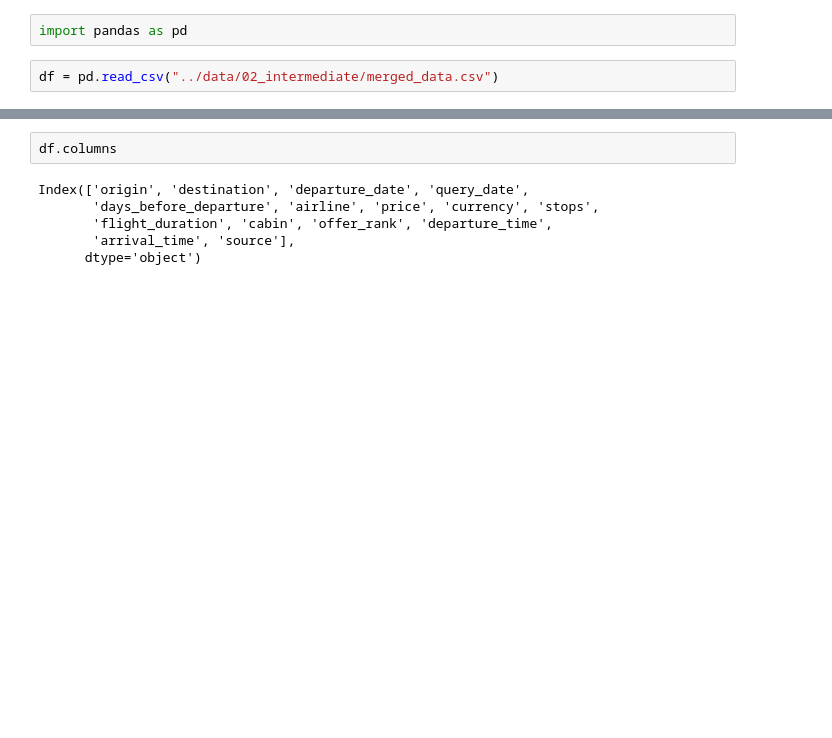
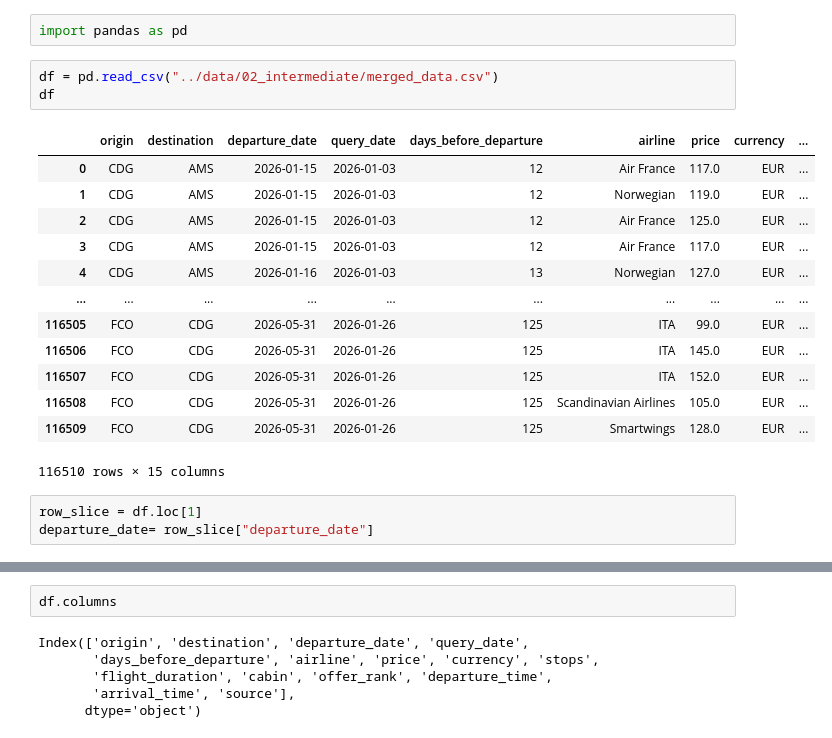
Before and after one commit to G0rg0ne/Visionary, a Jupyter notebook: notebooks/price_dbd_analytics.ipynb, the cells around one changed output, grey strips where cells are left out. Saved outputs shown, nothing was run; the diff lists cells and outputs as text; blank space fills up the shorter version.

Commit message:
feat: update execution counts in Jupyter notebook and enhance data exploration with new output tables for flight prices

```diff
--- a/notebooks/price_dbd_analytics.ipynb
+++ b/notebooks/price_dbd_analytics.ipynb
@@ -2,3 +2,21 @@
 import pandas as pd
 # %%
 df = pd.read_csv("../data/02_intermediate/merged_data.csv")
+df
+# %% [output]
+|  | origin | destination | departure_date | query_date | days_before_departure | airline | price | currency | ... |
+| 0 | CDG | AMS | 2026-01-15 | 2026-01-03 | 12 | Air France | 117.0 | EUR | ... |
+| 1 | CDG | AMS | 2026-01-15 | 2026-01-03 | 12 | Norwegian | 119.0 | EUR | ... |
+| 2 | CDG | AMS | 2026-01-15 | 2026-01-03 | 12 | Air France | 125.0 | EUR | ... |
+| 3 | CDG | AMS | 2026-01-15 | 2026-01-03 | 12 | Air France | 117.0 | EUR | ... |
+| 4 | CDG | AMS | 2026-01-16 | 2026-01-03 | 13 | Norwegian | 127.0 | EUR | ... |
+| ... | ... | ... | ... | ... | ... | ... | ... | ... | ... |
+| 116505 | FCO | CDG | 2026-05-31 | 2026-01-26 | 125 | ITA | 99.0 | EUR | ... |
+| 116506 | FCO | CDG | 2026-05-31 | 2026-01-26 | 125 | ITA | 145.0 | EUR | ... |
+| 116507 | FCO | CDG | 2026-05-31 | 2026-01-26 | 125 | ITA | 152.0 | EUR | ... |
+| 116508 | FCO | CDG | 2026-05-31 | 2026-01-26 | 125 | Scandinavian Airlines | 105.0 | EUR | ... |
+| 116509 | FCO | CDG | 2026-05-31 | 2026-01-26 | 125 | Smartwings | 128.0 | EUR | ... |
+116510 rows × 15 columns
+# %%
+row_slice = df.loc[1]
+departure_date= row_slice["departure_date"]
```
Also changed, not shown: parts of 2 cells of this notebook.
